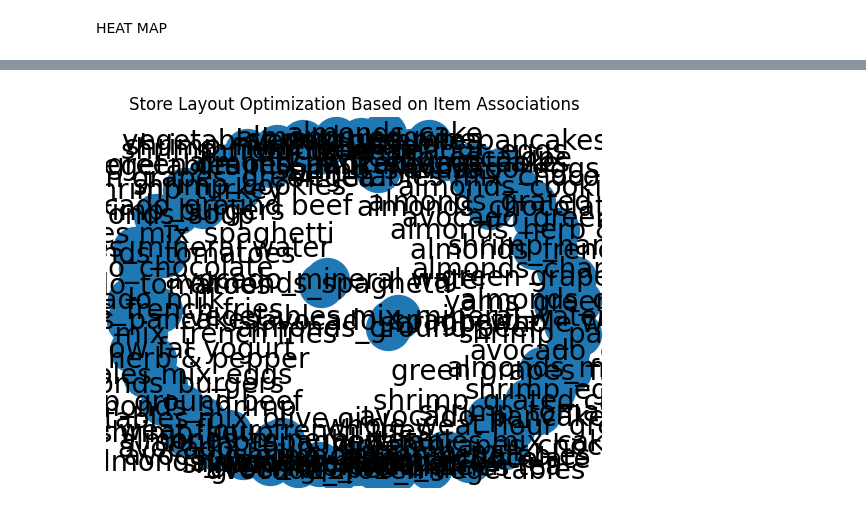
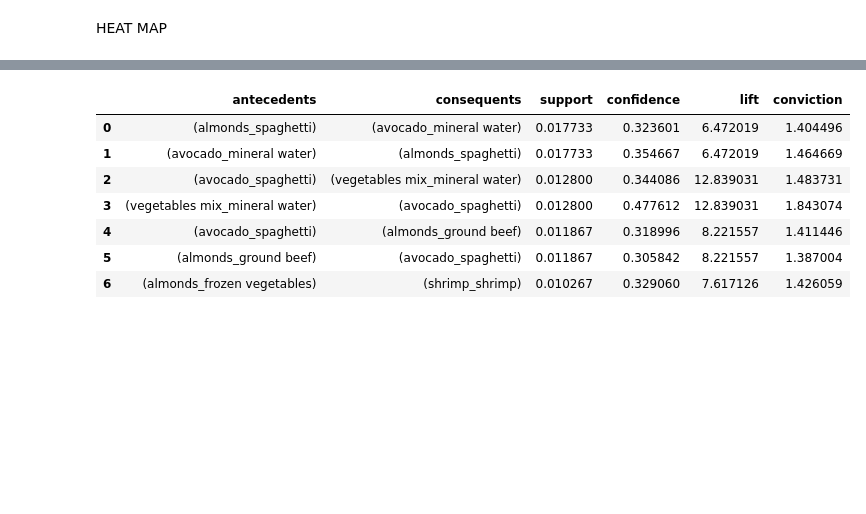
Before and after one commit to GOPIKA-S-S/ML-LAB3, a Jupyter notebook: LAB3.ipynb, the cells around one changed output, grey strips where cells are left out. Saved outputs shown, nothing was run; the diff lists cells and outputs as text; code cells hidden in the pictures; blank space fills up the shorter version.

```diff
--- a/LAB3.ipynb
+++ b/LAB3.ipynb
@@ -230,34 +234,11 @@ plt.show()
-# %%
-import networkx as nx
-# Create a directed graph to represent the relationships
-G = nx.DiGraph()
-
-# Add nodes for items
-for itemset in frequent_itemsets['itemsets']:
-    for item in itemset:
-        G.add_node(item)
-
-# Add edges for association rules
-for _, rule in association_rules_df.iterrows():
-    antecedents = rule['antecedents']
-    consequents = rule['consequents']
-    for antecedent in antecedents:
-        for consequent in consequents:
-            G.add_edge(antecedent, consequent)
-
-# Set node positions for visualization
-pos = nx.spring_layout(G)
-
-# Draw nodes and edges
-nx.draw_networkx_nodes(G, pos, node_size=1000)
-nx.draw_networkx_edges(G, pos, width=5, alpha=0.5)
-
-# Add labels to nodes
-labels = {item: item for item in G.nodes}
-nx.draw_networkx_labels(G, pos, labels, font_size=20, font_color='black')
-
-plt.title('Store Layout Optimization Based on Item Associations')
-plt.axis('off')
-plt.show()
-# %% [output]
-[figure, removed]
+# %%
+rules.sort_values(by="support", axis = 0, ascending=False).head(10)
+# %% [output]
+|  | antecedents | consequents | support | confidence | lift | conviction |
+| 0 | (almonds_spaghetti) | (avocado_mineral water) | 0.017733 | 0.323601 | 6.472019 | 1.404496 |
+| 1 | (avocado_mineral water) | (almonds_spaghetti) | 0.017733 | 0.354667 | 6.472019 | 1.464669 |
+| 2 | (avocado_spaghetti) | (vegetables mix_mineral water) | 0.012800 | 0.344086 | 12.839031 | 1.483731 |
+| 3 | (vegetables mix_mineral water) | (avocado_spaghetti) | 0.012800 | 0.477612 | 12.839031 | 1.843074 |
+| 4 | (avocado_spaghetti) | (almonds_ground beef) | 0.011867 | 0.318996 | 8.221557 | 1.411446 |
+| 5 | (almonds_ground beef) | (avocado_spaghetti) | 0.011867 | 0.305842 | 8.221557 | 1.387004 |
+| 6 | (almonds_frozen vegetables) | (shrimp_shrimp) | 0.010267 | 0.329060 | 7.617126 | 1.426059 |
```
Also changed, not shown: parts of 15 cells of this notebook.
